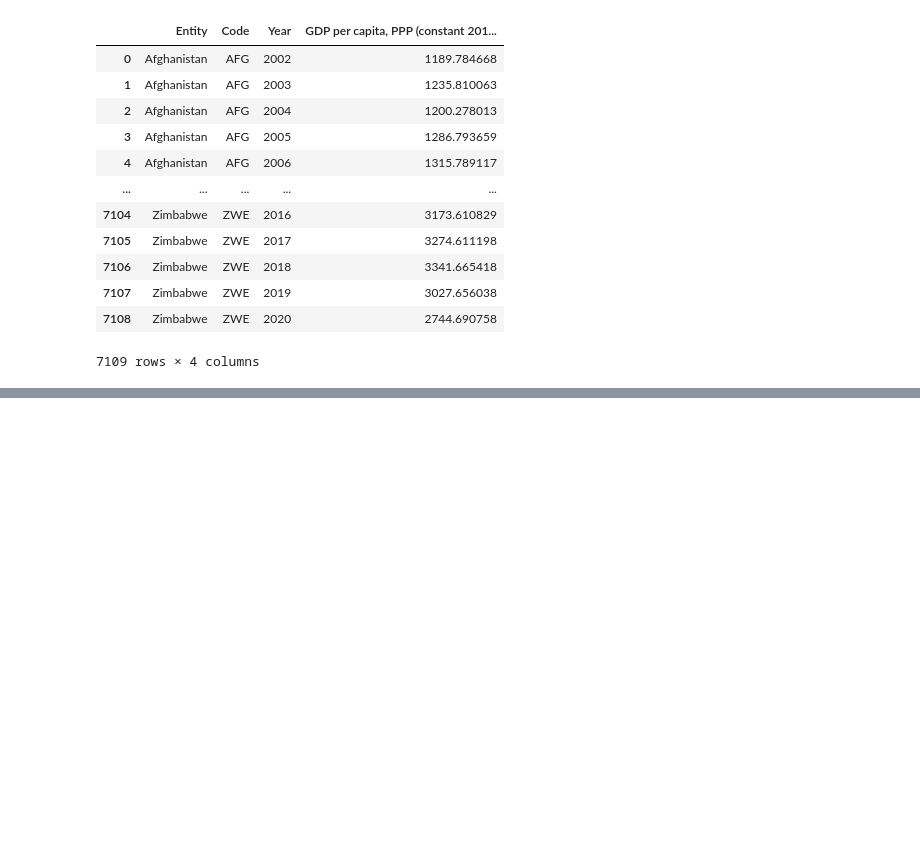
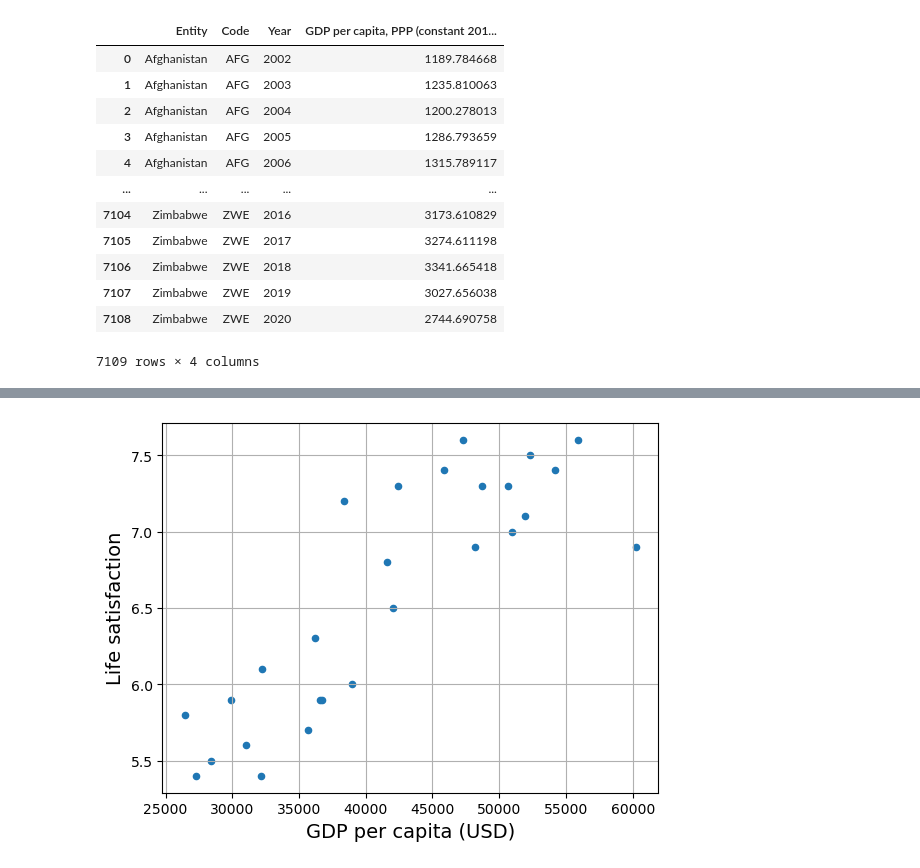
Before and after one commit to lerahjat/python_projects, a Jupyter notebook: iml/01_ml.ipynb, the cells around one changed output, grey strips where cells are left out. Cells and saved outputs as stored; diff of their text form; code cells hidden in the pictures; blank space fills up the shorter version.

```diff
--- a/iml/01_ml.ipynb
+++ b/iml/01_ml.ipynb
@@ -80,0 +212,3 @@ gdp_per_capita_2020
+# %%
+lifesat = pd.read_csv(datapath / "lifesat.csv")
+lifesat
@@ -80,0 +233,6 @@ gdp_per_capita_2020
+# %%
+lifesat.plot(kind="scatter", grid=True,
+             x = "GDP per capita (USD)", y = "Life satisfaction")
+plt.show()
+# %% [output]
+[figure, added]
```
Also changed, not shown: parts of 11 cells of this notebook.
